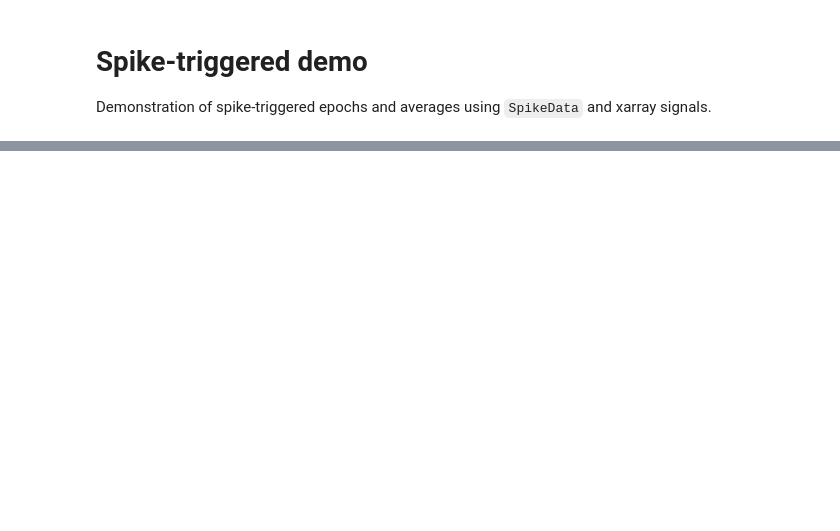
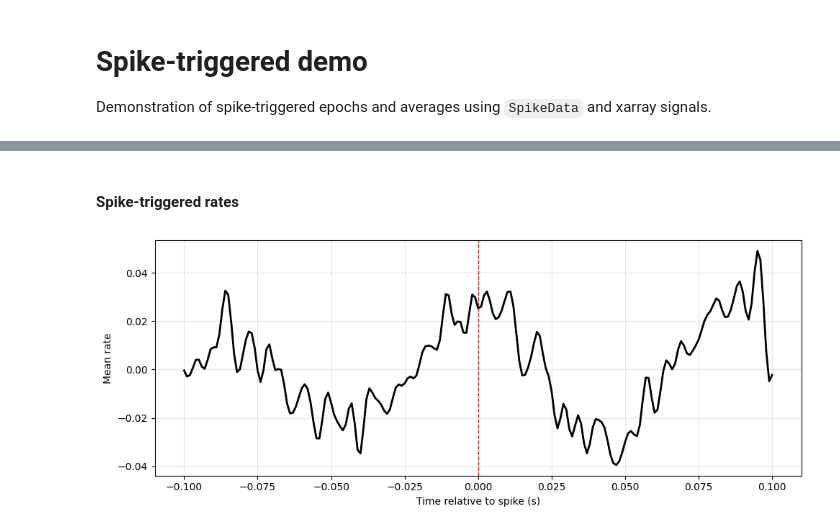
Before and after one commit to niknovikov19/sim-data-analyzer, a Jupyter notebook: dev_scratch/spike_triggered_demo.ipynb, the cells around one changed output, grey strips where cells are left out. Drawn from its saved outputs; the diff is of its cells as text; code cells hidden in the pictures; blank space fills up the shorter version.

```diff
--- a/dev_scratch/spike_triggered_demo.ipynb
+++ b/dev_scratch/spike_triggered_demo.ipynb
@@ -164,23 +228,39 @@ print(rate_sta['avg'])
+# %% [markdown]
+#### Spike-triggered rates
+# %%
+FILT_TYPE = 'bandpass'
+FILT_FREQ = (2, 200)
+
+#FILT_TYPE = 'lowpass'
+#FILT_FREQ = 30
 # %%
+# Load cached firing rates
+rates = load_xr(FPATH_RATES, load=True)
+rates = rates.sel(time=slice(*T_LIMITS))
+rates = filter_xr_signal(rates, fband=FILT_FREQ, btype=FILT_TYPE)
+#print(rates)
+
+# Spike-triggered firing-rate signal for one population
+rate_signal = rates.sel(pop=RATE_SIGNAL_POP)
+rate_sta = calc_xr_sta(
+    rate_signal,
+    trigger_spikes,
+    TIME_WIN,
+    pop_name=TRIGGER_POP,
+    time_units='s',
+    return_mode='both',
+)
+
 # Plot spike-triggered firing-rate epochs and average
 X_epochs = rate_sta['epochs']
 X_avg = rate_sta['avg']
 
-fig, (ax1, ax2) = plt.subplots(2, 1, figsize=(10, 6), sharex=True)
-im = ax1.imshow(
-    X_epochs.values,
-    aspect='auto',
-    origin='lower',
-    extent=[X_epochs.time_rel.values[0], X_epochs.time_rel.values[-1], 0, X_epochs.sizes['spike']],
-    cmap='magma',
-)
-fig.colorbar(im, ax=ax1, label='Rate')
-ax1.set_ylabel('Spike #')
-ax1.set_title(f'{RATE_SIGNAL_POP} rate, triggered by {TRIGGER_POP} spikes')
-
+fig, ax2 = plt.subplots(1, 1, figsize=(10, 4), sharex=True)
 ax2.plot(X_avg.time_rel, X_avg.values, color='k', linewidth=2)
 ax2.axvline(0, color='r', linestyle='--', linewidth=1)
 ax2.set_xlabel('Time relative to spike (s)')
 ax2.set_ylabel('Mean rate')
 ax2.grid(True, alpha=0.3)
 plt.tight_layout()
+# %% [output]
+[figure, added]
```
Also changed, not shown: parts of 11 cells of this notebook, 5 other files.
